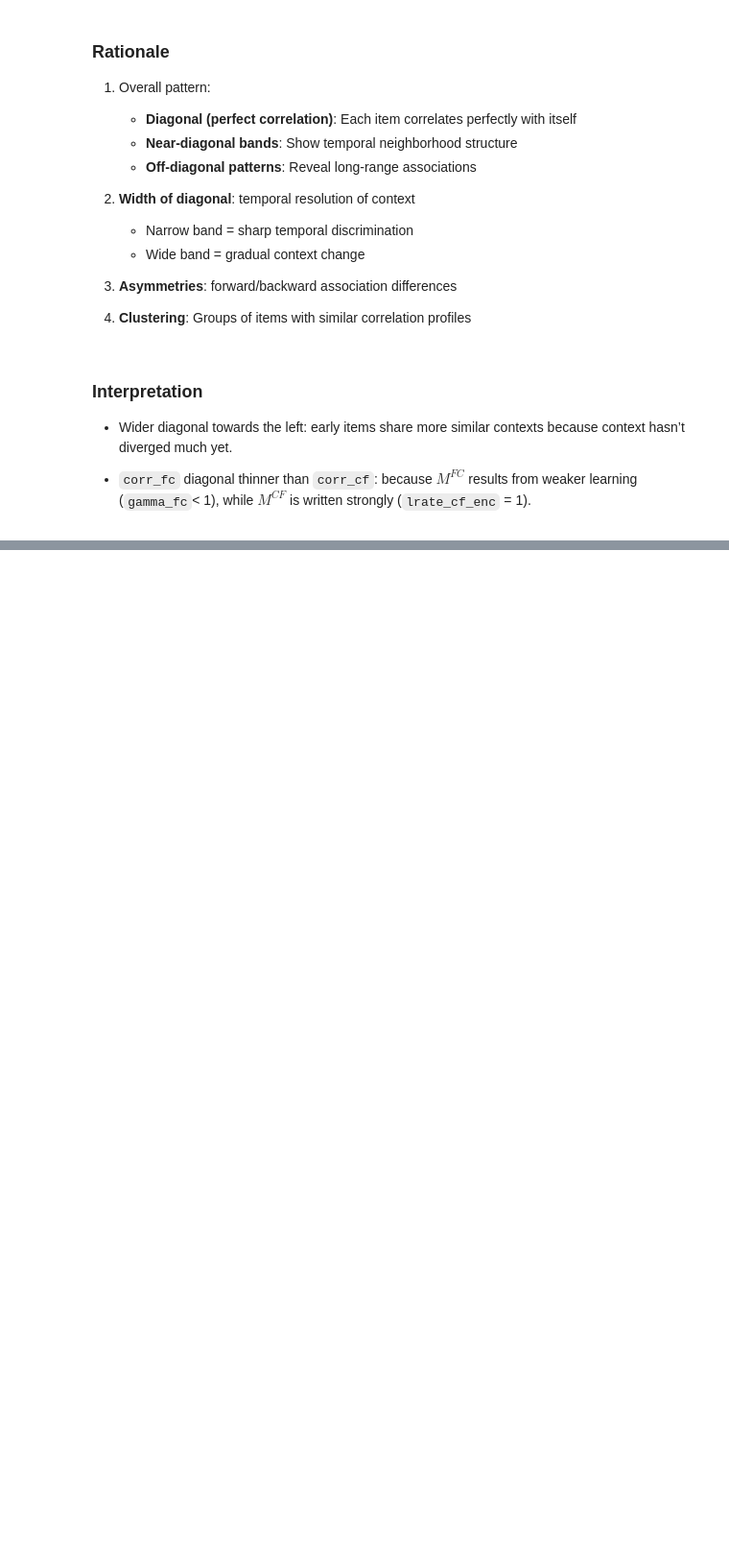
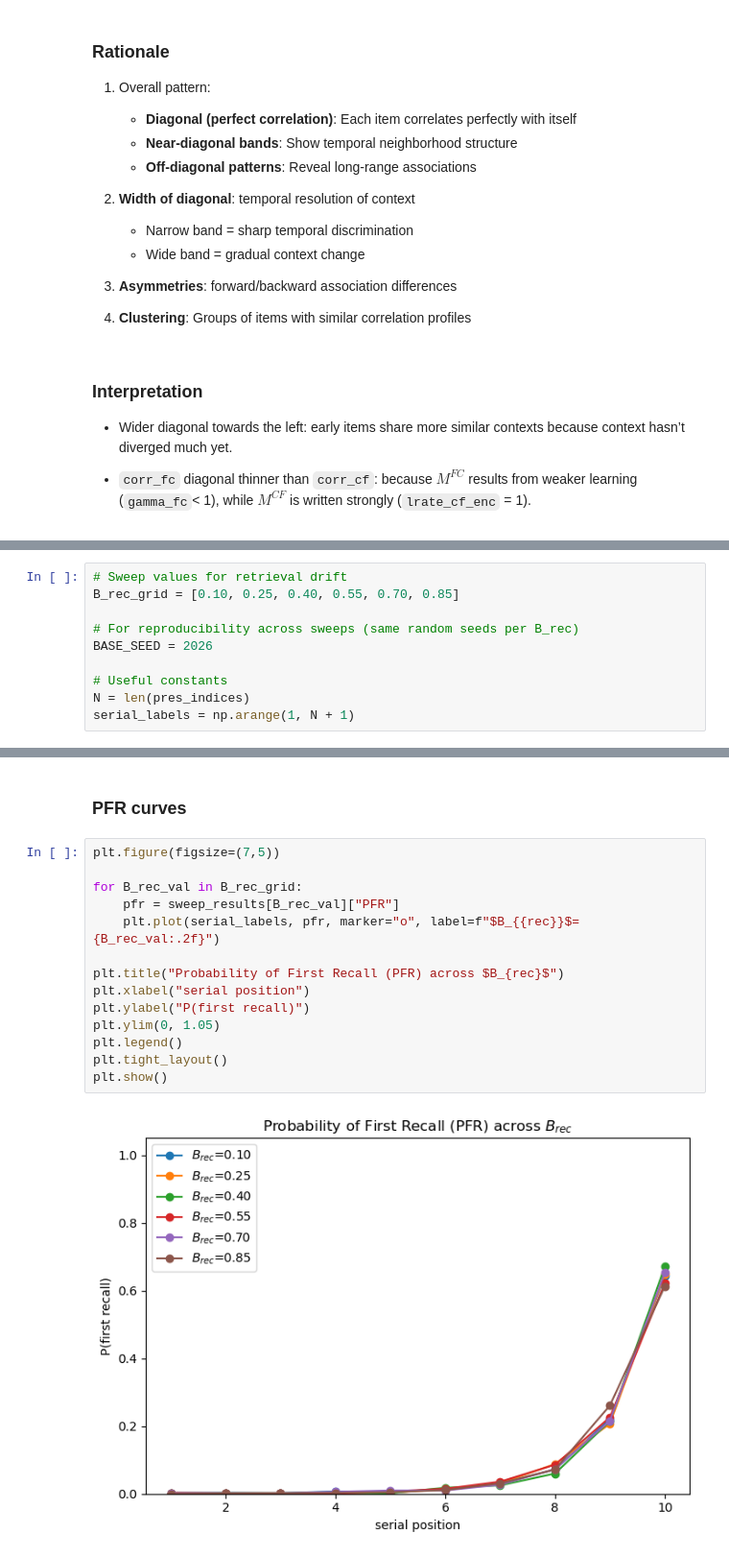
Before and after one commit to beaverjuly/PTSD_MemorySegmentation, a Jupyter notebook: external/CMR_SEM/CMR_SEM_annotated.ipynb, the cells around one changed output, grey strips where cells are left out. Shown at 96% size. Saved outputs shown, nothing was run; the diff lists cells and outputs as text; blank space fills up the shorter version.

```diff
--- a/external/CMR_SEM/CMR_SEM_annotated.ipynb
+++ b/external/CMR_SEM/CMR_SEM_annotated.ipynb
@@ -896,0 +904,10 @@ plt.show()
+# %%
+# Sweep values for retrieval drift
+B_rec_grid = [0.10, 0.25, 0.40, 0.55, 0.70, 0.85]
+
+# For reproducibility across sweeps (same random seeds per B_rec)
+BASE_SEED = 2026
+
+# Useful constants
+N = len(pres_indices)
+serial_labels = np.arange(1, N + 1)
@@ -896,0 +1290,18 @@ plt.show()
+# %% [markdown]
+### PFR curves
+# %%
+plt.figure(figsize=(7,5))
+
+for B_rec_val in B_rec_grid:
+    pfr = sweep_results[B_rec_val]["PFR"]
+    plt.plot(serial_labels, pfr, marker="o", label=f"$B_{{rec}}$={B_rec_val:.2f}")
+
+plt.title("Probability of First Recall (PFR) across $B_{rec}$")
+plt.xlabel("serial position")
+plt.ylabel("P(first recall)")
+plt.ylim(0, 1.05)
+plt.legend()
+plt.tight_layout()
+plt.show()
+# %% [output]
+[figure, added]
```
Also changed, not shown: parts of 25 cells of this notebook.
